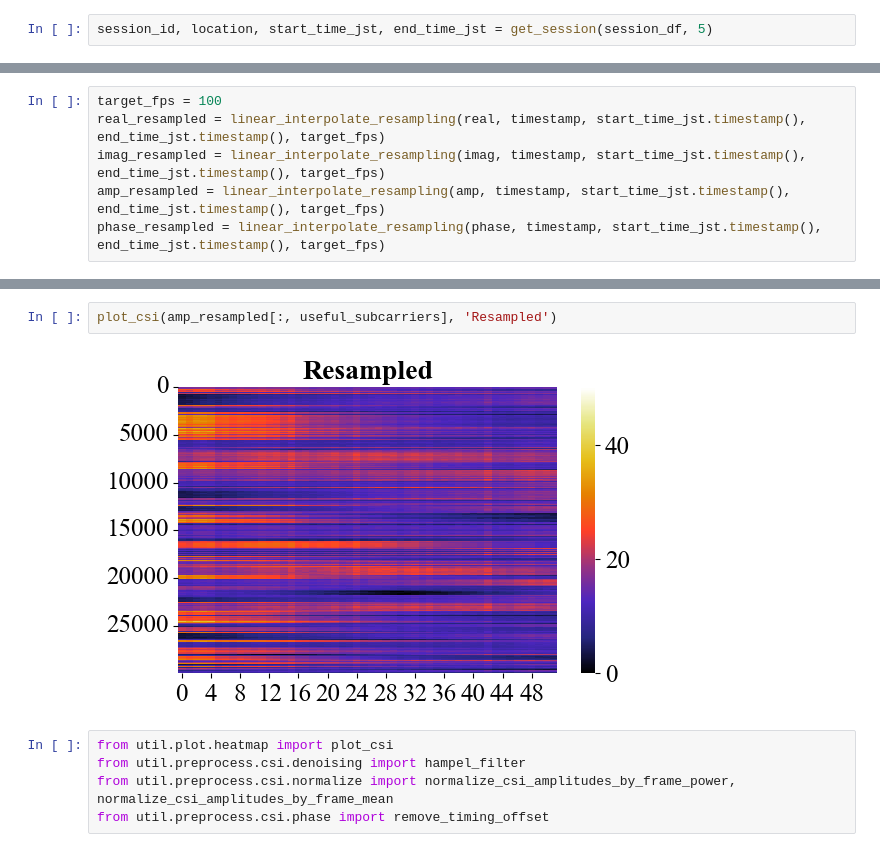
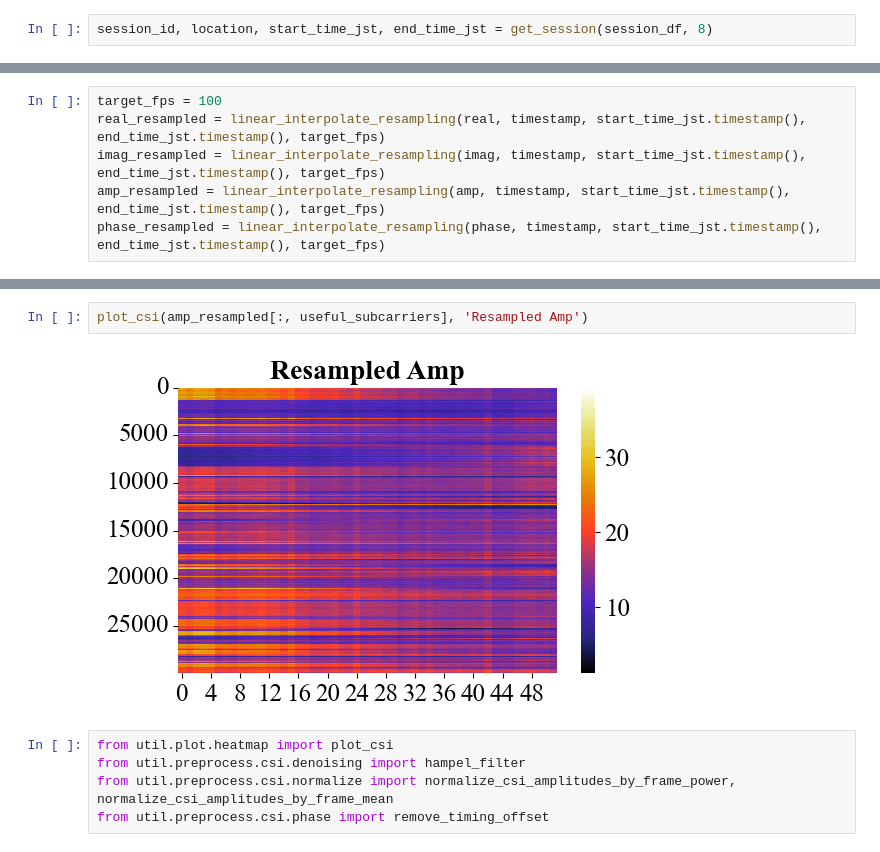
Before and after one commit to Canale0107/deformation-prediction-multi-environment, a Jupyter notebook: jupyter/notebook/preprocess/csi/observation_resampling.ipynb, the cells around one changed output, grey strips where cells are left out. Drawn from its saved outputs; the diff is of its cells as text.

```diff
--- a/jupyter/notebook/preprocess/csi/observation_resampling.ipynb
+++ b/jupyter/notebook/preprocess/csi/observation_resampling.ipynb
@@ -113,5 +112,5 @@ len(session_df)
 # %% [output]
 12
 # %%
-session_id, location, start_time_jst, end_time_jst = get_session(session_df, 5)
+session_id, location, start_time_jst, end_time_jst = get_session(session_df, 8)
 # %% [output]
@@ -158,7 +221,7 @@ plt.plot(amp_filtered[100:300, 20])
 # %%
-plot_csi(amp_resampled[:, useful_subcarriers], 'Resampled')
+plot_csi(amp_resampled[:, useful_subcarriers], 'Resampled Amp')
 # %% [output]
-[figure, old version]
+[figure, new version]
 # %%
 from util.plot.heatmap import plot_csi
 from util.preprocess.csi.denoising import hampel_filter
```
Also changed, not shown: parts of 36 cells of this notebook, 14 other files.
